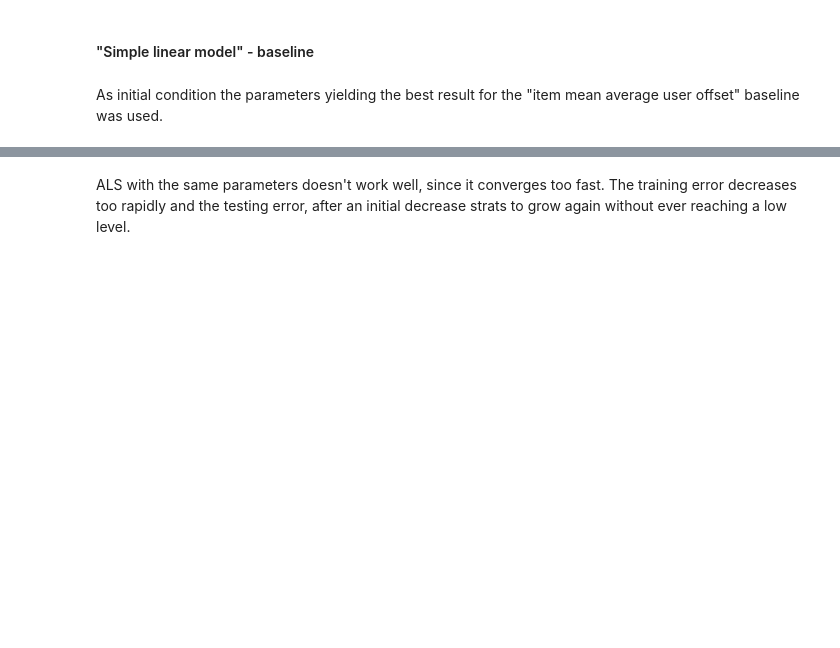
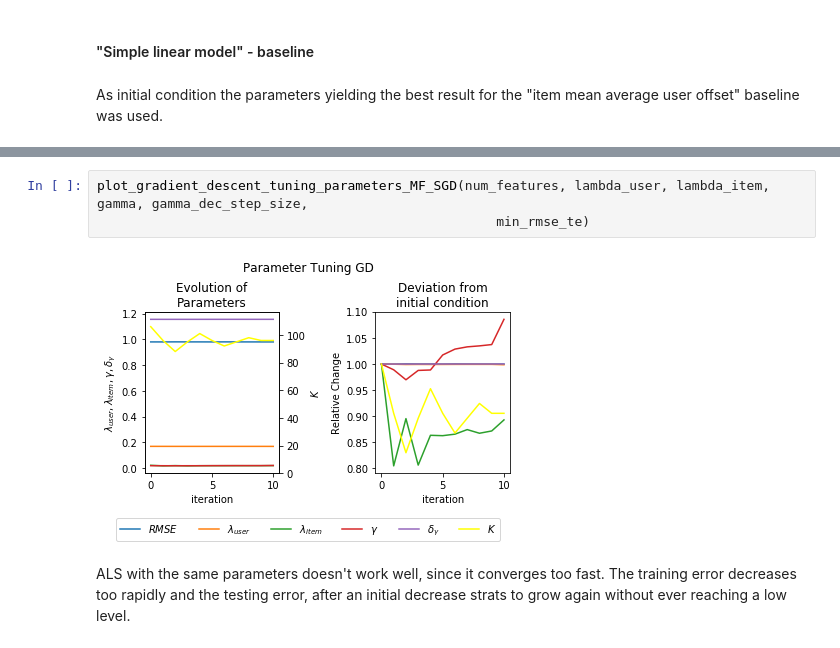
Before and after one commit to Anne-Aimee/recommender_system, a Jupyter notebook: src/main.ipynb, the cells around one changed output, grey strips where cells are left out. Saved outputs shown, nothing was run; the diff lists cells and outputs as text; blank space fills up the shorter version.

```diff
--- a/src/main.ipynb
+++ b/src/main.ipynb
@@ -1522,3 +1572,8 @@ iter: 11, RMSE on training set: 0.893528715901712, RMSE on testing set: 0.980941
+# %%
+plot_gradient_descent_tuning_parameters_MF_SGD(num_features, lambda_user, lambda_item, gamma, gamma_dec_step_size,
+                                                   min_rmse_te)
+# %% [output]
+[figure, added]
 # %% [markdown]
 ALS with the same parameters doesn't work well, since it converges too fast. The training error decreases too rapidly and the testing error, after an initial decrease strats to grow again without ever reaching a low level.
 # %%
```
Also changed, not shown: parts of 13 cells of this notebook.
